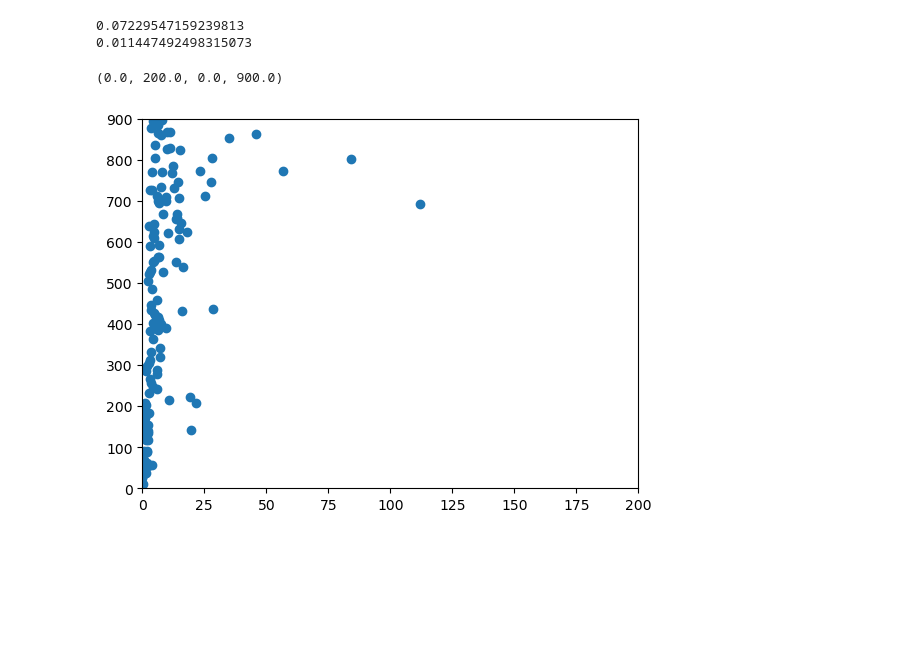
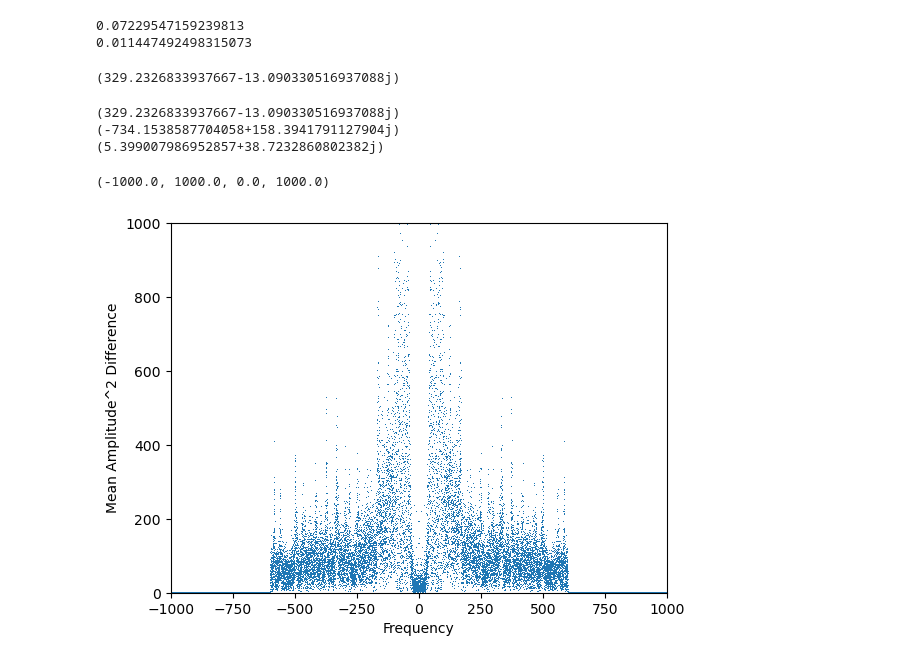
Before and after one commit to coldmayo/Megadeth-Analysis, a Jupyter notebook: ppw_analysis.ipynb, the cells around one changed output. Cells and saved outputs as stored; diff of their text form; code cells hidden in the pictures; blank space fills up the shorter version.

```diff
--- a/ppw_analysis.ipynb
+++ b/ppw_analysis.ipynb
@@ -90,24 +75,55 @@ print(hw_freq[1])
 0.011447492498315073
 # %%
 amp_diff = np.zeros(len(ps_freq))
+amp_sum = np.zeros(len(ps_freq))
+
 amp_diff = amp_diff + ps_cleaned_fft
 
-for i in range(len(ps_freq)):
-    if i < len(ps_freq)-2:
-        if ps_freq[i+1] <= hw_freq[i]:
-            i += 1
+print(np.max(amp_diff))
 
-        dist = ps_freq[i+1] - ps_freq[i]
-        f_dist = hw_freq[i] - ps_freq[i]
+amp_sum = amp_sum + ps_cleaned_fft
+
+j = 0
+for i in range(len(hw_freq)):
+
+    if j < len(ps_freq)-2:
+
+        if ps_freq[j+1] <= hw_freq[i]:
+            j += 1
+
+        dist = ps_freq[j+1] - ps_freq[j]
+        f_dist = hw_freq[i] - ps_freq[j]
         norm_f_dist = f_dist/dist
 
-        amp_diff[i] -= hw_cleaned_fft[i]*(1-norm_f_dist)
-        amp_diff[i+1] -= hw_cleaned_fft[i]*norm_f_dist
+#         print(norm_f_dist)
+
+        amp_diff[j] -= hw_cleaned_fft[i]*(1-norm_f_dist)
+        amp_diff[j+1] -= hw_cleaned_fft[i]*norm_f_dist
+
+        amp_sum[j] += hw_cleaned_fft[i]*(1-norm_f_dist)
+        amp_sum[j+1] += hw_cleaned_fft[i]*norm_f_dist
+
     else:
-        amp_diff[i] += hw_cleaned_fft[i]
+
+        amp_diff[j] -= hw_cleaned_fft[i]
+        amp_sum[j] += hw_cleaned_fft[i]
+# %% [output]
+(329.2326833937667-13.090330516937088j)
-# %%
-plt.plot(ps_freq, np.abs(amp_diff), marker = "o", linestyle="")
-plt.axis([0,200,0,900])
-# %% [output]
-(0.0, 200.0, 0.0, 900.0)
-[figure, removed]
+# %%
+print(np.max(ps_cleaned_fft))
+print(np.min(amp_diff))
+print(amp_diff[-1])
+# %% [output]
+(329.2326833937667-13.090330516937088j)
+(-734.1538587704058+158.3941791127904j)
+(5.399007986952857+38.7232860802382j)
+# %%
+sqr_amp_diff = np.abs(amp_diff)**2/np.abs(amp_sum)
+
+plt.plot(ps_freq,sqr_amp_diff, marker = ",", linestyle="")
+plt.xlabel("Frequency")
+plt.ylabel("Mean Amplitude^2 Difference")
+plt.axis([-1000,1000,0,1000])
+# %% [output]
+(-1000.0, 1000.0, 0.0, 1000.0)
+[figure, added]
```
Also changed, not shown: parts of 2 cells of this notebook.
